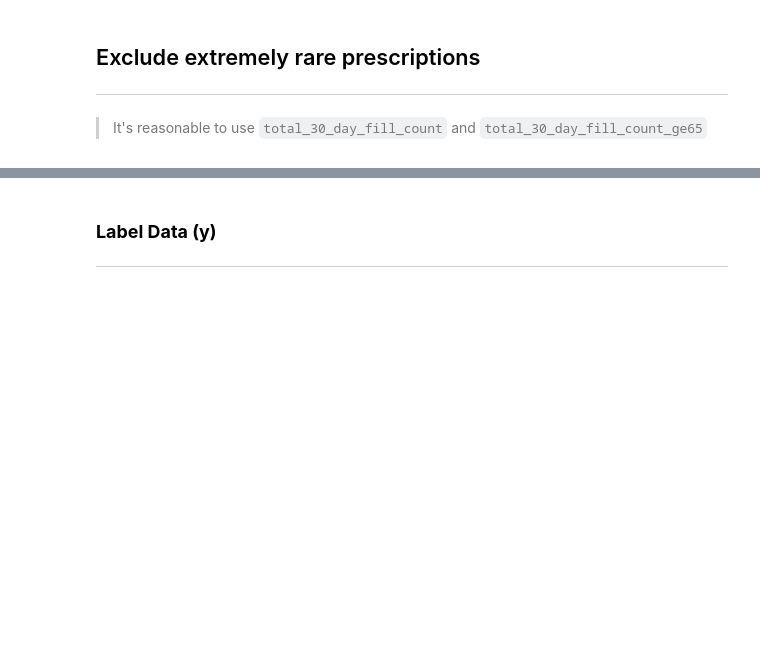
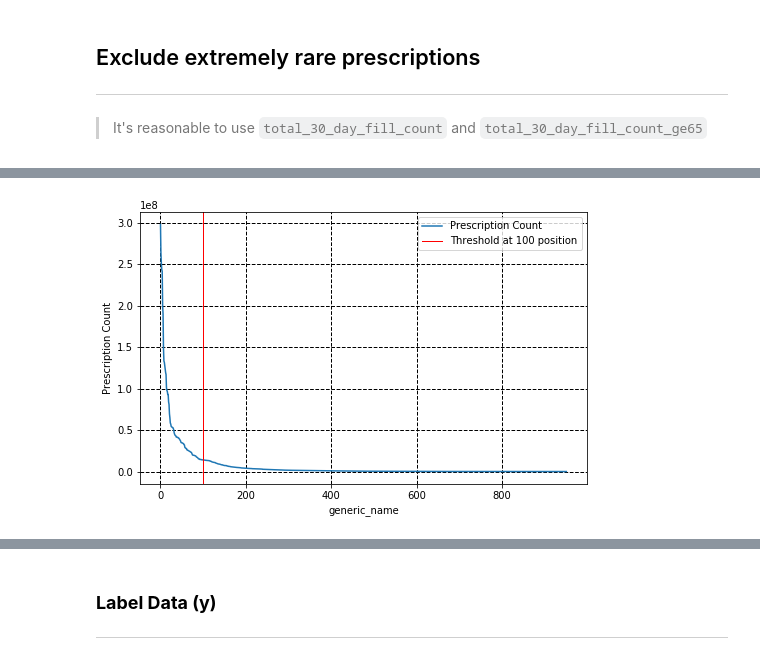
Before and after one commit to dast1/healthcare-fraud, a Jupyter notebook: src/reduce features.ipynb, the cells around one changed output, grey strips where cells are left out. Saved outputs shown, nothing was run; the diff lists cells and outputs as text; code cells hidden in the pictures; blank space fills up the shorter version.

```diff
--- a/src/reduce features.ipynb
+++ b/src/reduce features.ipynb
@@ -32,4 +34,0 @@ excl_npi = LEIE['npi'].drop_duplicates().tolist()
-# %%
-df = src.read_from_efs('df.csv')
-print('df shape: ', df.shape)
-df.head()
@@ -49,0 +45,21 @@ print(len(npi_excl), len(npi_ok))
+# %%
+df1 = df.groupby(['nppes_provider_state','npi','generic_name']).agg('sum').reset_index()\
+                                        .sort_values(by=['npi','total_drug_cost'], ascending=[True, False]).reset_index(drop=True)
+
+df1.drop(labels=['bene_count_ge65',
+                 'total_claim_count_ge65',
+                 'total_30_day_fill_count_ge65',
+                 'total_day_supply_ge65',
+                 'total_drug_cost_ge65',
+                 'year','EXCLDATE','REINDATE'], axis=1, inplace=True)
+
+df1.loc[df['label']!=0, 'label'] = True
+df1.loc[df['label']==0, 'label'] = False
+
+# replace zeros with 10
+df1.loc[(df1['bene_count'] == 0), 'bene_count'] = 10
+df1.loc[(df1['total_claim_count'] == 0), 'total_claim_count'] = 10
+
+# add implicit features
+df1['cost_per_bene'] = df1['total_drug_cost']/df1['bene_count']
+df1['cost_per_claim'] = df1['total_drug_cost']/df1['total_claim_count']
@@ -50,17 +71,15 @@ print(len(npi_excl), len(npi_ok))
+# %%
+y = df1.pop('label')
+X = df1
 # %% [markdown]
 ## Exclude extremely rare prescriptions
 ---
 > It's reasonable to use `total_30_day_fill_count` and `total_30_day_fill_count_ge65`
 # %%
-# clean nans and infs and convert to values
-X = X.fillna(0).replace(np.inf, 0)
+generic_name_cnt = X.groupby('generic_name').agg('sum').reset_index()[['generic_name',
+                                                                       'total_30_day_fill_count']]
 
-generic_name_cnt = X.groupby('generic_name').agg('sum').reset_index()[['generic_name',
-                                                                       'total_30_day_fill_count',
-                                                                       'total_30_day_fill_count_ge65']]
-
-generic_name_cnt['sum'] = generic_name_cnt['total_30_day_fill_count'] + generic_name_cnt['total_30_day_fill_count_ge65']
-
+generic_name_cnt['sum'] = generic_name_cnt['total_30_day_fill_count']
 generic_name_cnt.sort_values(by='sum', ascending=False, inplace=True)
 generic_name_cnt.reset_index(drop=True, inplace=True)
 print('generic_name_cnt shape: ', generic_name_cnt.shape)
@@ -68,9 +95,11 @@ generic_name_cnt.head()
 # %%
 data = generic_name_cnt['sum']
-threshold = 250
+threshold = 100
 src.log_plot(data, threshold,'Prescription count `generic_name` in descending order', \
-         'Prescription Count', 'generic_name', logx=True, logy=True, figsize=(8,5))
+         'Prescription Count', 'generic_name', logx=False, logy=False, figsize=(8,5))
 plt.show()
+# %% [output]
+[figure, added]
 # %%
 target_drugs = generic_name_cnt['generic_name'][:threshold]
 
```
Also changed, not shown: parts of 27 cells of this notebook, 1 other file.
